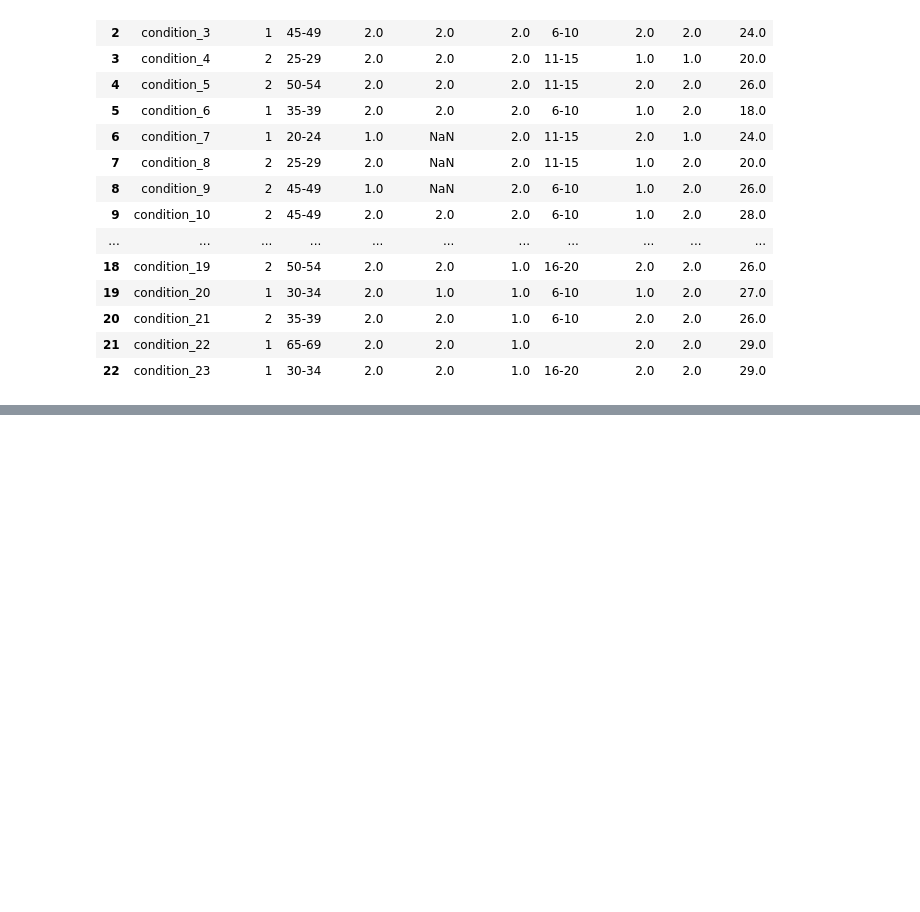
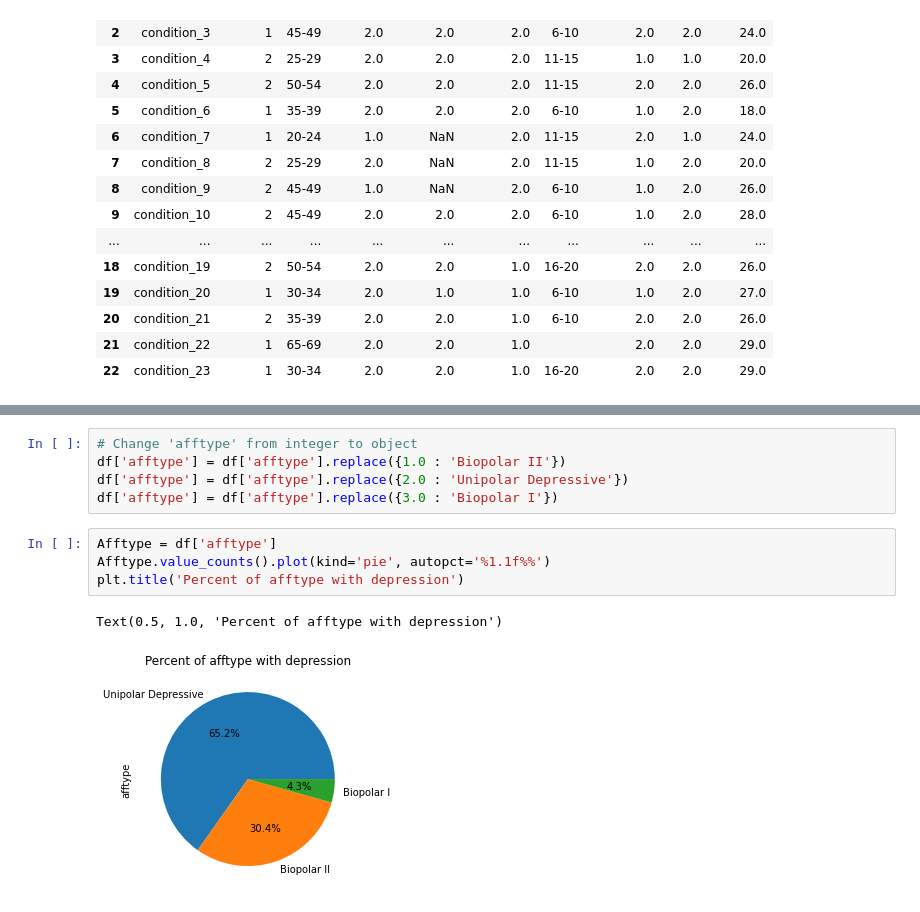
Before and after one commit to 04kyeong/AI4ALL_ApplyAI_Team18, a Jupyter notebook: AI18.ipynb, the cells around one changed output, grey strips where cells are left out. Saved outputs shown, nothing was run; the diff lists cells and outputs as text; blank space fills up the shorter version.

```diff
--- a/AI18.ipynb
+++ b/AI18.ipynb
@@ -147,0 +190,12 @@ df.drop(labels=range(23, 55), axis=0)
+# %%
+# Change 'afftype' from integer to object
+df['afftype'] = df['afftype'].replace({1.0 : 'Biopolar II'})
+df['afftype'] = df['afftype'].replace({2.0 : 'Unipolar Depressive'})
+df['afftype'] = df['afftype'].replace({3.0 : 'Biopolar I'})
+# %%
+Afftype = df['afftype']
+Afftype.value_counts().plot(kind='pie', autopct='%1.1f%%')
+plt.title('Percent of afftype with depression')
+# %% [output]
+Text(0.5, 1.0, 'Percent of afftype with depression')
+[figure, added]
```
Also changed, not shown: parts of 16 cells of this notebook.
